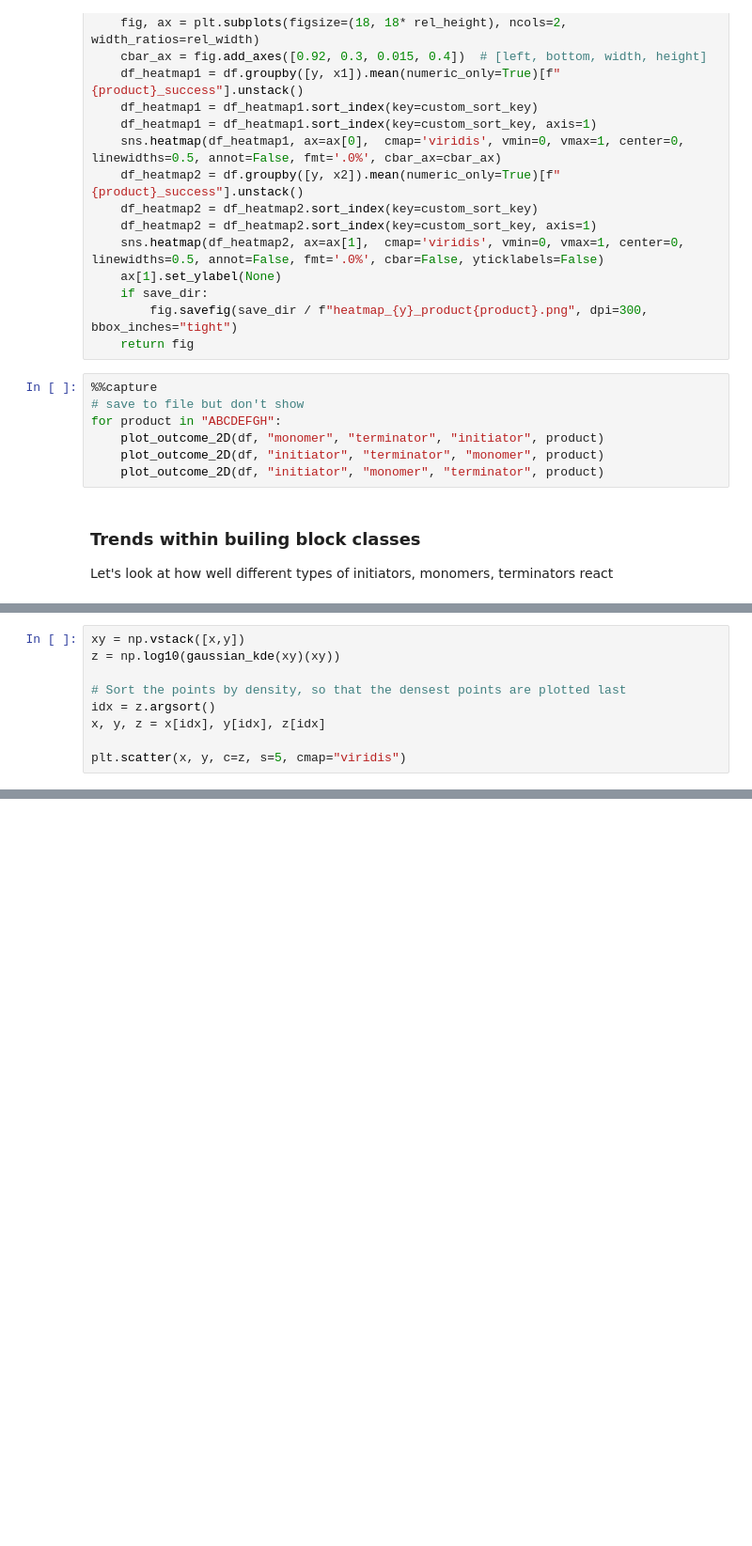
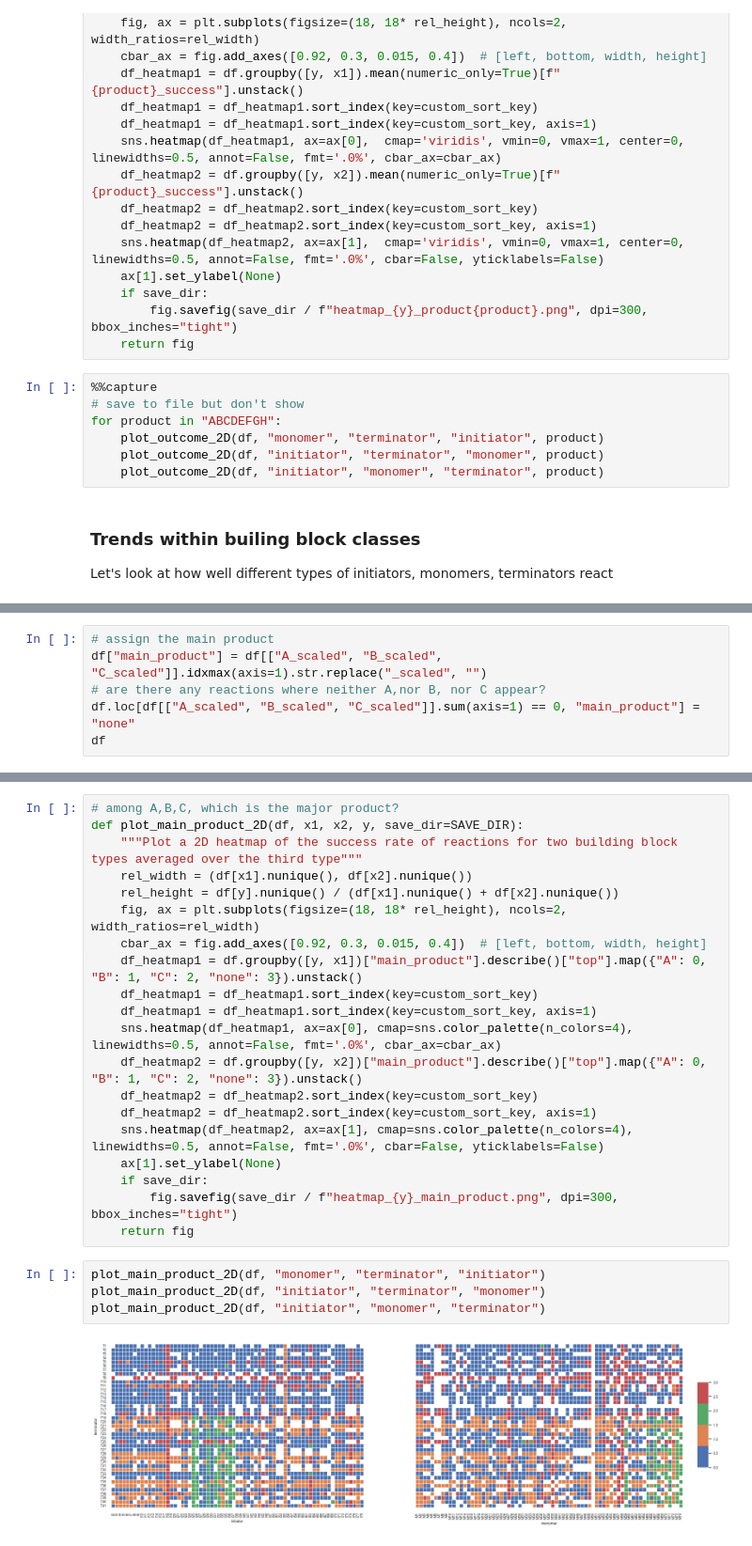
Before and after one commit to jugoetz/library-generation, a Jupyter notebook: notebooks/data_analysis/exploratory_data_analysis.ipynb, the cells around one changed output, grey strips where cells are left out. Shown at 94% size. Cells and saved outputs as stored; diff of their text form; blank space fills up the shorter version.

```diff
--- a/notebooks/data_analysis/exploratory_data_analysis.ipynb
+++ b/notebooks/data_analysis/exploratory_data_analysis.ipynb
@@ -784,9 +827,0 @@ plt.savefig(SAVE_DIR / 'LCMS_yields_scatter.png', dpi=300, bbox_inches='tight')
-# %%
-xy = np.vstack([x,y])
-z = np.log10(gaussian_kde(xy)(xy))
-
-# Sort the points by density, so that the densest points are plotted last
-idx = z.argsort()
-x, y, z = x[idx], y[idx], z[idx]
-
-plt.scatter(x, y, c=z, s=5, cmap="viridis")
@@ -795,0 +828,6 @@ plt.scatter(x, y, c=z, s=5, cmap="viridis")
+# %%
+# assign the main product
+df["main_product"] = df[["A_scaled", "B_scaled", "C_scaled"]].idxmax(axis=1).str.replace("_scaled", "")
+# are there any reactions where neither A,nor B, nor C appear?
+df.loc[df[["A_scaled", "B_scaled", "C_scaled"]].sum(axis=1) == 0, "main_product"] = "none"
+df
@@ -795,0 +849,26 @@ plt.scatter(x, y, c=z, s=5, cmap="viridis")
+# %%
+# among A,B,C, which is the major product?
+def plot_main_product_2D(df, x1, x2, y, save_dir=SAVE_DIR):
+    """Plot a 2D heatmap of the success rate of reactions for two building block types averaged over the third type"""
+    rel_width = (df[x1].nunique(), df[x2].nunique())
+    rel_height = df[y].nunique() / (df[x1].nunique() + df[x2].nunique())
+    fig, ax = plt.subplots(figsize=(18, 18* rel_height), ncols=2, width_ratios=rel_width)
+    cbar_ax = fig.add_axes([0.92, 0.3, 0.015, 0.4])  # [left, bottom, width, height]
+    df_heatmap1 = df.groupby([y, x1])["main_product"].describe()["top"].map({"A": 0, "B": 1, "C": 2, "none": 3}).unstack()
+    df_heatmap1 = df_heatmap1.sort_index(key=custom_sort_key)
+    df_heatmap1 = df_heatmap1.sort_index(key=custom_sort_key, axis=1)
+    sns.heatmap(df_heatmap1, ax=ax[0], cmap=sns.color_palette(n_colors=4), linewidths=0.5, annot=False, fmt='.0%', cbar_ax=cbar_ax)
+    df_heatmap2 = df.groupby([y, x2])["main_product"].describe()["top"].map({"A": 0, "B": 1, "C": 2, "none": 3}).unstack()
+    df_heatmap2 = df_heatmap2.sort_index(key=custom_sort_key)
+    df_heatmap2 = df_heatmap2.sort_index(key=custom_sort_key, axis=1)
+    sns.heatmap(df_heatmap2, ax=ax[1], cmap=sns.color_palette(n_colors=4), linewidths=0.5, annot=False, fmt='.0%', cbar=False, yticklabels=False)
+    ax[1].set_ylabel(None)
+    if save_dir:
+        fig.savefig(save_dir / f"heatmap_{y}_main_product.png", dpi=300, bbox_inches="tight")
+    return fig
+# %%
+plot_main_product_2D(df, "monomer", "terminator", "initiator")
+plot_main_product_2D(df, "initiator", "terminator", "monomer")
+plot_main_product_2D(df, "initiator", "monomer", "terminator")
+# %% [output]
+[figure, added]
```
Also changed, not shown: parts of 33 cells of this notebook.
